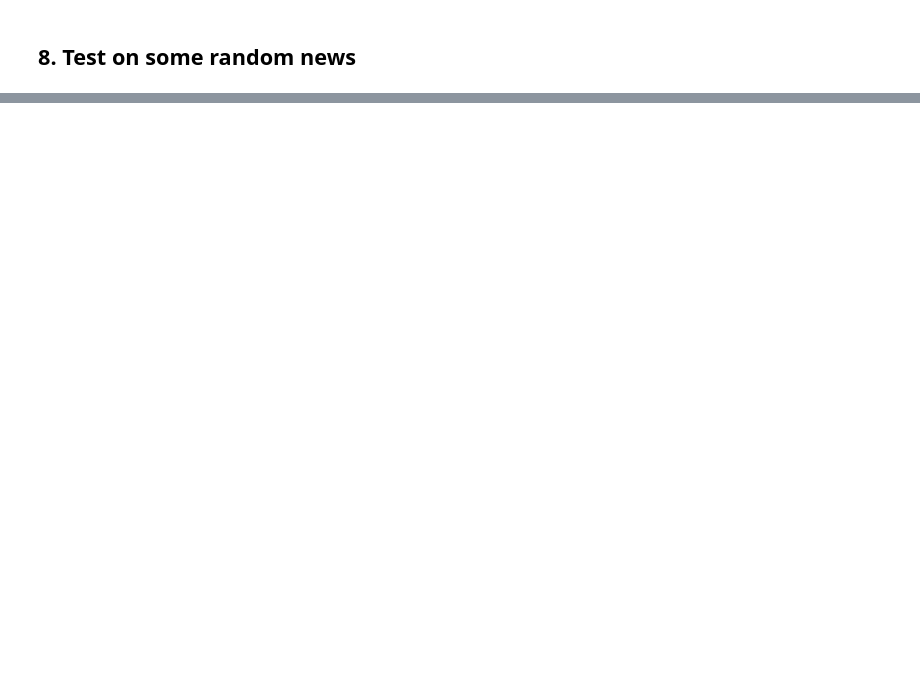
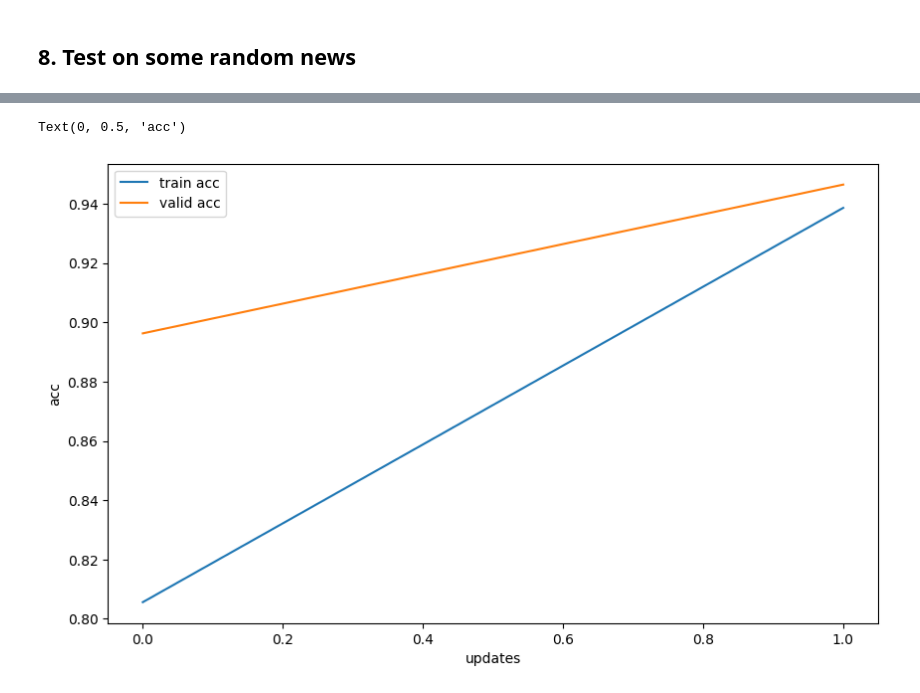
Before and after one commit to chaklam-silpasuwanchai/Python-fo-Natural-Language-Processing, a Jupyter notebook: Code/02 - DL/01 - Classification/code-along/01 - biLSTM.ipynb, the cells around one changed output, grey strips where cells are left out. Drawn from its saved outputs; the diff is of its cells as text; code cells hidden in the pictures; blank space fills up the shorter version.

```diff
--- a/Code/02 - DL/01 - Classification/code-along/01 - biLSTM.ipynb
+++ b/Code/02 - DL/01 - Classification/code-along/01 - biLSTM.ipynb
@@ -78,0 +157,3 @@ SyntaxError: positional argument follows keyword argument (1965822555.py, line 1
+# %%
+for label, text, length in train_loader:
+    break
@@ -82,0 +314,34 @@ SyntaxError: positional argument follows keyword argument (1965822555.py, line 1
+# %%
+import time
+
+best_valid_loss = float('inf')
+num_epochs      = 2
+
+save_path       = f'models/{model.__class__.__name__}.pt'
+
+train_losses, train_accs, val_losses, val_accs = [],[],[],[]
+
+for epoch in range(num_epochs):
+    start_time = time.time()
+
+    train_loss, train_acc = train(model, train_loader, optimizer, criterion, train_loader_length)
+    valid_loss, valid_acc = train(model, val_loader,   optimizer, criterion, val_loader_length)
+
+    #for plotting
+    train_losses.append(train_loss)
+    train_accs.append(train_acc)
+    val_losses.append(valid_loss)
+    val_accs.append(valid_acc)
+
+    end_time = time.time()
+
+    epoch_mins, epoch_secs = epoch_time(start_time, end_time)
+
+    #early stopping
+    if valid_loss < best_valid_loss:
+        best_valid_loss = valid_loss
+        torch.save(model.state_dict(), save_path)
+
+    print(f'Epoch: {epoch+1} | Time: {epoch_mins}m {epoch_secs}s')
+    print(f'\tTrain Loss: {train_loss:.3f} | Train Acc: {train_acc*100:.2f}%')
+    print(f'\tVal.  Loss: {valid_loss:.3f} | Val Acc: {valid_acc*100:.2f}%')
@@ -84,0 +369,11 @@ SyntaxError: positional argument follows keyword argument (1965822555.py, line 1
+# %%
+fig = plt.figure(figsize=(10, 6))
+ax = fig.add_subplot(1, 1, 1)
+ax.plot(train_accs, label = 'train acc')
+ax.plot(val_accs, label = 'valid acc')
+plt.legend()
+ax.set_xlabel('updates')
+ax.set_ylabel('acc')
+# %% [output]
+Text(0, 0.5, 'acc')
+[figure, added]
```
Also changed, not shown: parts of 53 cells of this notebook.
